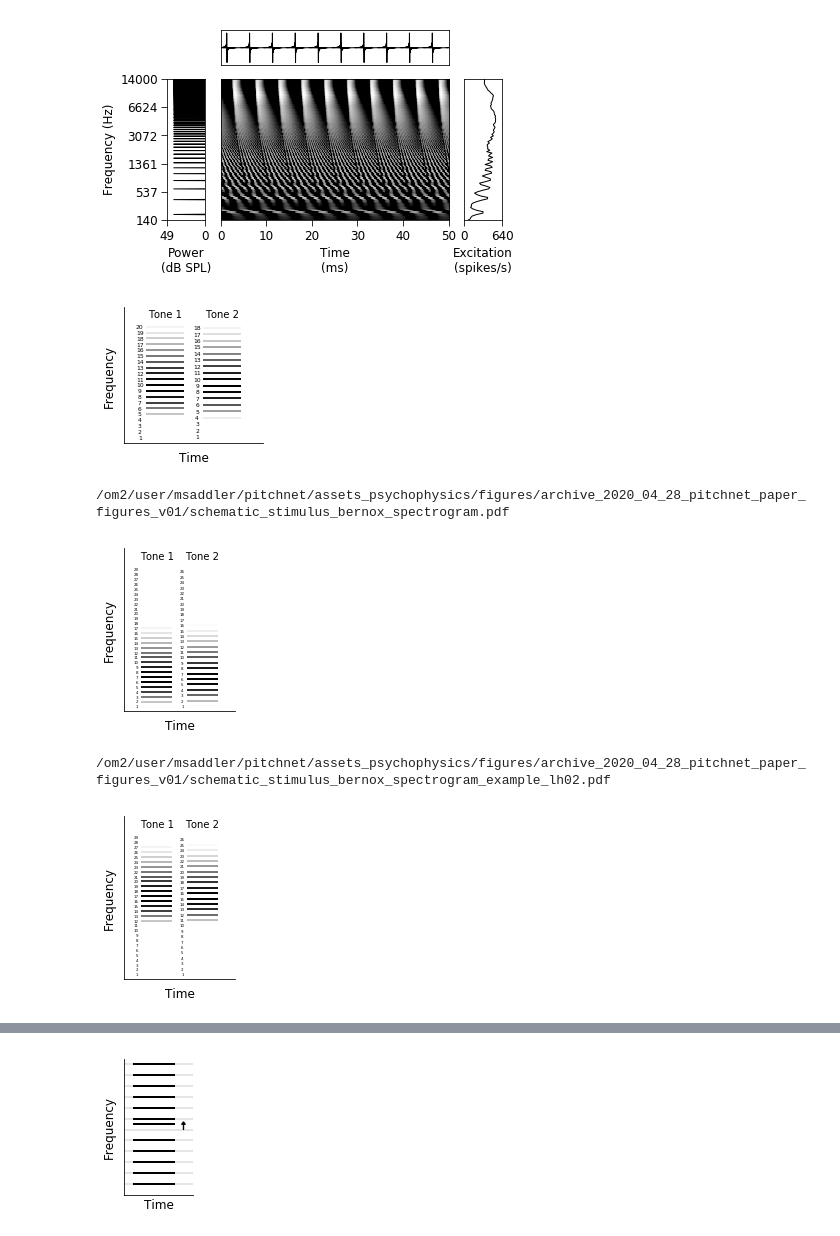
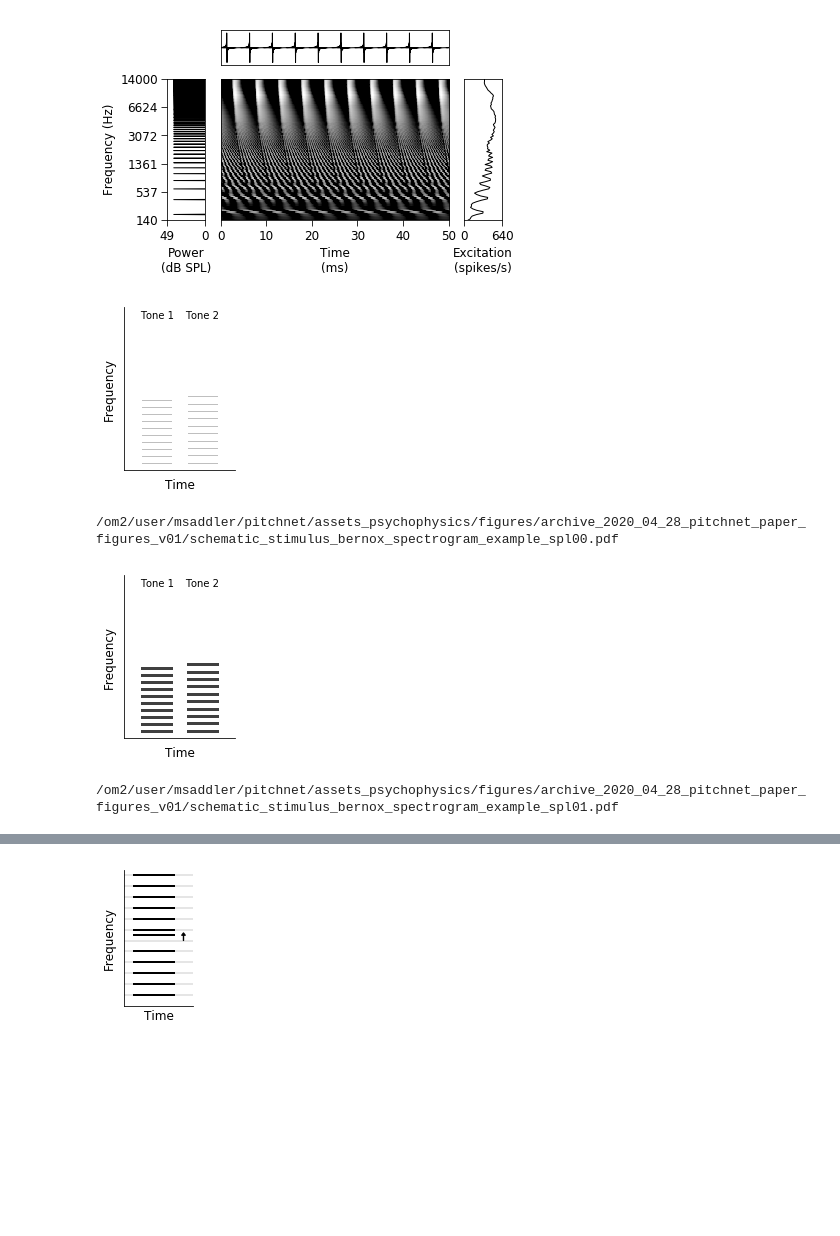
Before and after one commit to msaddler/pitchnet, a Jupyter notebook: notebook_figures_stimuli.ipynb, the cells around one changed output, grey strips where cells are left out. Saved outputs shown, nothing was run; the diff lists cells and outputs as text; code cells hidden in the pictures; blank space fills up the shorter version.

Commit message:
schematic spectrograms for f0dl experiment with varying SPL

```diff
--- a/notebook_figures_stimuli.ipynb
+++ b/notebook_figures_stimuli.ipynb
@@ -481,24 +551,68 @@ def bernox_schematic_spectrogram(fs=32000,
 # %%
-fig, ax = bernox_schematic_spectrogram()
-plt.show()
-save_fn = os.path.join(save_dir, 'schematic_stimulus_bernox_spectrogram.pdf')
-# fig.savefig(save_fn, bbox_inches='tight', transparent=False)
-print(save_fn)
+# fig, ax = bernox_schematic_spectrogram()
+# plt.show()
+# save_fn = os.path.join(save_dir, 'schematic_stimulus_bernox_spectrogram.pdf')
+# # fig.savefig(save_fn, bbox_inches='tight', transparent=False)
+# print(save_fn)
 
-for lh in [2, 12]:
-    fig, ax = bernox_schematic_spectrogram(lh=lh,
-                                           ylimits=[0, 1e4],
-                                           figsize=(2.0, 3.0),
-                                           include_harm_labels=True,
-                                           fontsize_harm=4)
+# for lh in [2, 12]:
+#     fig, ax = bernox_schematic_spectrogram(lh=lh,
+#                                            ylimits=[0, 1e4],
+#                                            figsize=(2.0, 3.0),
+#                                            include_harm_labels=True,
+#                                            fontsize_harm=4)
+#     plt.show()
+
+#     save_fn = os.path.join(save_dir, 'schematic_stimulus_bernox_spectrogram_example_lh{:02d}.pdf'.format(lh))
+# #     fig.savefig(save_fn, bbox_inches='tight', transparent=False)
+#     print(save_fn)
+
+
+
+
+# Define noise band, frequencies, level, and colormap
+# noise_band = [0, 6.4e3]
+# noise_freqs = np.arange(*noise_band, 1e1)
+# noise_level = np.zeros_like(noise_freqs)
+# nzidx = noise_freqs > 0
+# noise_level[nzidx] = 2.0 * np.log2(np.abs(noise_freqs[nzidx]) / 600.0)
+# noise_level_cmap = get_level_cmap(noise_level)
+
+# for snr_idx, snr in enumerate([12, 4]):
+#     fig, ax = f0dl_schematic_spectrogram(figsize=(2.0, 3.0),
+#                                          colors='k',
+#                                          noise_band=noise_band,
+#                                          noise_level=noise_level-snr,
+#                                          noise_level_cmap=noise_level_cmap)
+#     plt.show()
+
+# #     save_fn = os.path.join(save_dir, 'schematic_stimulus_bernox_spectrogram_example_snr{:02d}.pdf'.format(snr_idx))
+# #     fig.savefig(save_fn, bbox_inches='tight', transparent=False)
+# #     print(save_fn)
+
+
+list_colors = [
+    [0.75] * 3,
+    [0.25] * 3,
+]
+list_lw = [
+    1.0,
+    3.0,
+]
+
+for spl_idx in range(2):
+
+    fig, ax = f0dl_schematic_spectrogram(figsize=(2.0, 3.0),
+                                         colors=list_colors[spl_idx],
+                                         include_noise=False,
+                                         kwargs_plot_update={'lw':list_lw[spl_idx]})
     plt.show()
 
-    save_fn = os.path.join(save_dir, 'schematic_stimulus_bernox_spectrogram_example_lh{:02d}.pdf'.format(lh))
-#     fig.savefig(save_fn, bbox_inches='tight', transparent=False)
+    save_fn = os.path.join(save_dir, 'schematic_stimulus_bernox_spectrogram_example_spl{:02d}.pdf'.format(spl_idx))
+    fig.savefig(save_fn, bbox_inches='tight', transparent=False)
     print(save_fn)
 # %% [output]
-[figure, old version]
+[figure, new version]
-/om2/user/msaddler/pitchnet/assets_psychophysics/figures/archive_2020_04_28_pitchnet_paper_figures_v01/schematic_stimulus_bernox_spectrogram.pdf
+/om2/user/msaddler/pitchnet/assets_psychophysics/figures/archive_2020_04_28_pitchnet_paper_figures_v01/schematic_stimulus_bernox_spectrogram_example_spl00.pdf
-[figure, old version]
+[figure, new version]
-/om2/user/msaddler/pitchnet/assets_psychophysics/figures/archive_2020_04_28_pitchnet_paper_figures_v01/schematic_stimulus_bernox_spectrogram_example_lh02.pdf
+/om2/user/msaddler/pitchnet/assets_psychophysics/figures/archive_2020_04_28_pitchnet_paper_figures_v01/schematic_stimulus_bernox_spectrogram_example_spl01.pdf
-[figure, removed]
```
Also changed, not shown: parts of 2 cells of this notebook.
